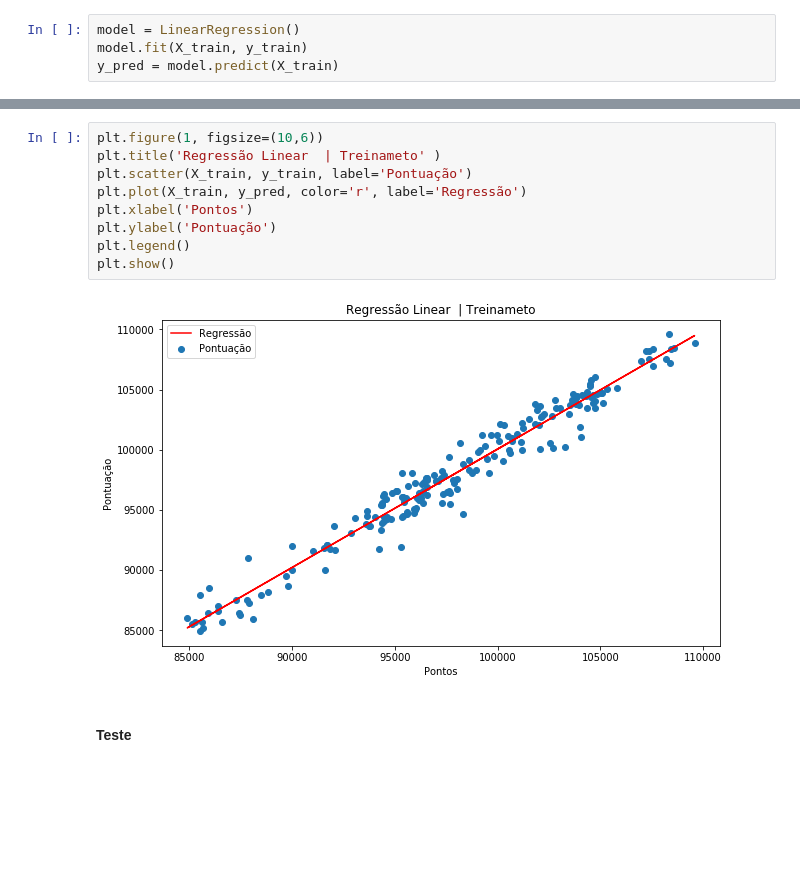
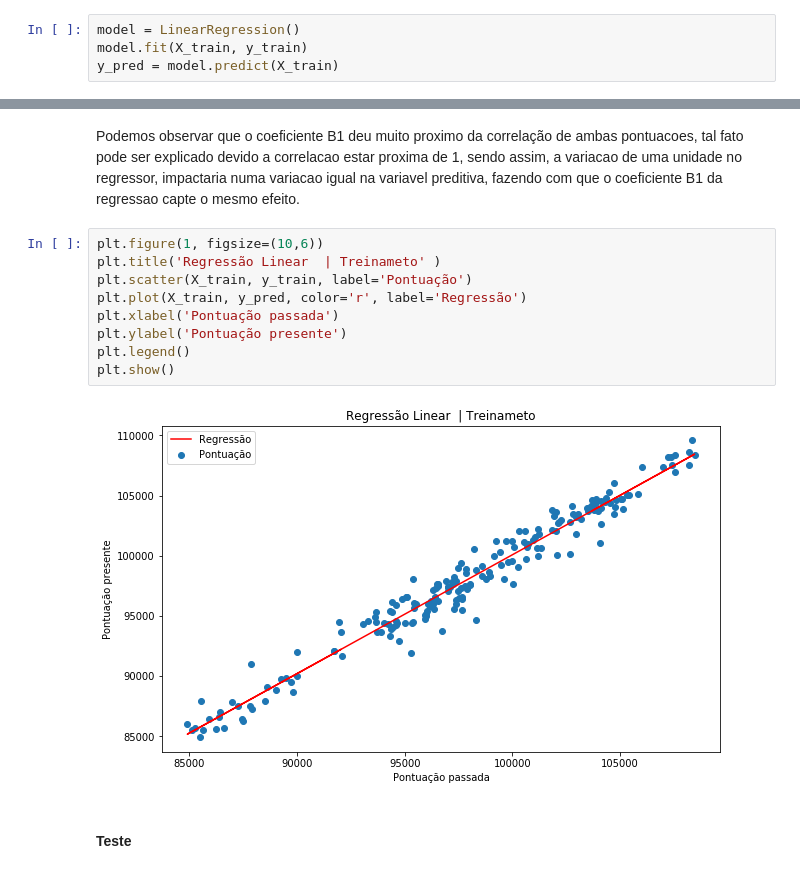
Before and after one commit to pbcarani/P3-Data-Science, a Jupyter notebook: P3_NOVO.ipynb, the cells around one changed output, grey strips where cells are left out. Drawn from its saved outputs; the diff is of its cells as text; blank space fills up the shorter version.

```diff
--- a/P3_NOVO.ipynb
+++ b/P3_NOVO.ipynb
@@ -228,14 +233,16 @@ B1= [0.98567014]
+# %% [markdown]
+Podemos observar que o coeficiente B1 deu muito proximo da correlação de ambas pontuacoes, tal fato pode ser explicado devido a correlacao estar proxima de 1, sendo assim, a variacao de uma unidade no regressor, impactaria numa variacao igual na variavel preditiva, fazendo com que o coeficiente B1 da regressao capte o mesmo efeito.
 # %%
 plt.figure(1, figsize=(10,6))
 plt.title('Regressão Linear  | Treinameto' )
 plt.scatter(X_train, y_train, label='Pontuação')
 plt.plot(X_train, y_pred, color='r', label='Regressão')
-plt.xlabel('Pontos')
-plt.ylabel('Pontuação')
+plt.xlabel('Pontuação passada')
+plt.ylabel('Pontuação presente')
 plt.legend()
 plt.show()
 # %% [output]
-[figure, old version]
+[figure, new version]
 # %% [markdown]
 #### Teste
 # %%
```
Also changed, not shown: parts of 51 cells of this notebook.
